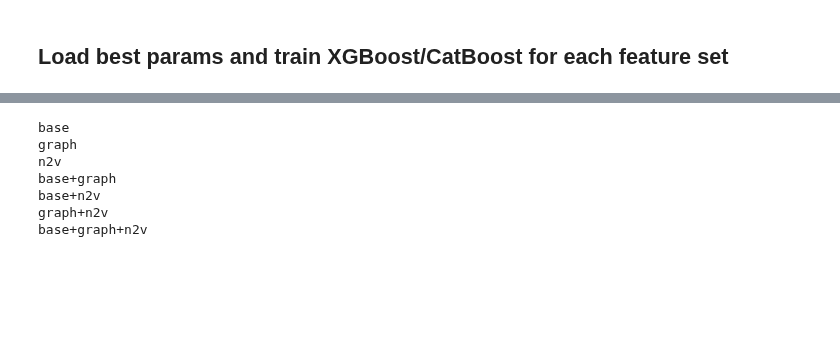
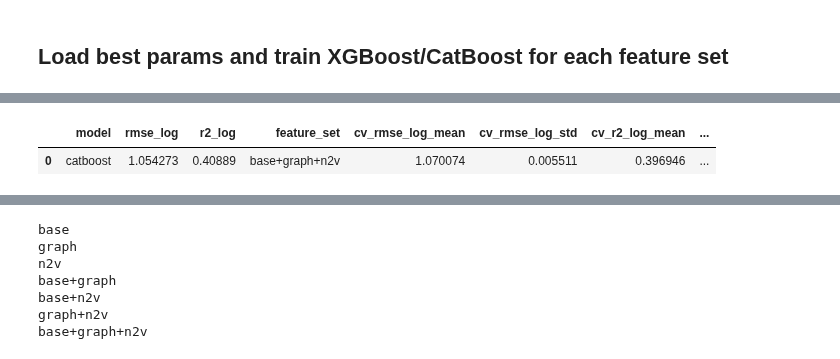
Before and after one commit to TheDeafOne/collaborative-success-research, a Jupyter notebook: modeling/modeling.ipynb, the cells around one changed output, grey strips where cells are left out. Saved outputs shown, nothing was run; the diff lists cells and outputs as text; code cells hidden in the pictures; blank space fills up the shorter version.

```diff
--- a/modeling/modeling.ipynb
+++ b/modeling/modeling.ipynb
@@ -153,8 +159,22 @@ base+graph+n2v: 82 features
 # %% [markdown]
 ## Train/test split indices (shared across feature sets)
 # %%
+log_followers = np.log10(df["followers"] + 1)
+
+# 2. Bin into quantiles (e.g., 5 or 10 bins)
+# qcut handles heavy tails well
+df["follower_bin"] = pd.qcut(
+    log_followers,
+    q=10,          # deciles; 5 is also common
+    duplicates="drop"
+)
+
+# 3. Stratified split
 train_idx, test_idx = train_test_split(
-    df.index, test_size=0.2, random_state=RANDOM_STATE
+    df.index,
+    test_size=0.2,
+    random_state=RANDOM_STATE,
+    stratify=df["follower_bin"]
 )
 
 print(f"Train rows: {len(train_idx)}, Test rows: {len(test_idx)}")
@@ -163,2 +303,74 @@ Train rows: 69037, Test rows: 17260
 # %% [markdown]
 ## Load best params and train XGBoost/CatBoost for each feature set
+# %%
+# This makes training faster + picks best_iteration properly.
+final_cat = CatBoostRegressor(
+    **best_params,
+    loss_function="RMSE",
+    eval_metric="RMSE",
+    random_seed=RANDOM_STATE,
+    verbose=False,
+    allow_writing_files=False,
+    cat_features=cat_idx,
+    od_type="Iter",
+    thread_count=-1,
+    use_best_model=True
+)
+
+final_cat.fit(
+    X_train,
+    y_train_log,
+    eval_set=(X_test, y_test_log),
+    early_stopping_rounds=200
+)
+
+best_cat = final_cat
+
+print("finished final refit")
+
+cv_estimator = CatBoostRegressor(
+    **best_params,
+    loss_function="RMSE",
+    eval_metric="RMSE",
+    random_seed=RANDOM_STATE,
+    verbose=False,
+    allow_writing_files=False,
+    cat_features=cat_idx,
+    od_type="Iter",
+    thread_count=-1
+)
+
+scorers = {"rmse_log": neg_rmse_log_scorer, "r2_log": r2_log_scorer}
+cv_cat = cross_validate(
+    cv_estimator,
+    X_train,
+    y_train_log,
+    cv=cv,
+    scoring=scorers,
+    n_jobs=1,
+    error_score="raise",
+)
+
+print("finished cross validation")
+
+# ---- Test-set metrics (LOG ONLY) ----
+metrics = evaluate_log("catboost", best_cat, X_test, y_test_log)
+metrics.update(
+    {
+        "feature_set": FS_KEY,
+        "cv_rmse_log_mean": float(-np.mean(cv_cat["test_rmse_log"])),
+        "cv_rmse_log_std":  float(np.std(cv_cat["test_rmse_log"])),
+        "cv_r2_log_mean":   float(np.mean(cv_cat["test_r2_log"])),
+        "cv_r2_log_std":    float(np.std(cv_cat["test_r2_log"])),
+        "best_params": best_params,
+        "best_iteration": int(getattr(best_cat, "best_iteration_", -1)),
+    }
+)
+
+results_df = pd.DataFrame([metrics])
+display(results_df)
+
+best_model = best_cat
+best_features = X_test
+feature_names = list(X_train.columns)
+# %% [output]
@@ -164,0 +379,2 @@ Train rows: 69037, Test rows: 17260
+|  | model | rmse_log | r2_log | feature_set | cv_rmse_log_mean | cv_rmse_log_std | cv_r2_log_mean | ... |
+| 0 | catboost | 1.054273 | 0.40889 | base+graph+n2v | 1.070074 | 0.005511 | 0.396946 | ... |
```
Also changed, not shown: parts of 11 cells of this notebook, 4 other files.
